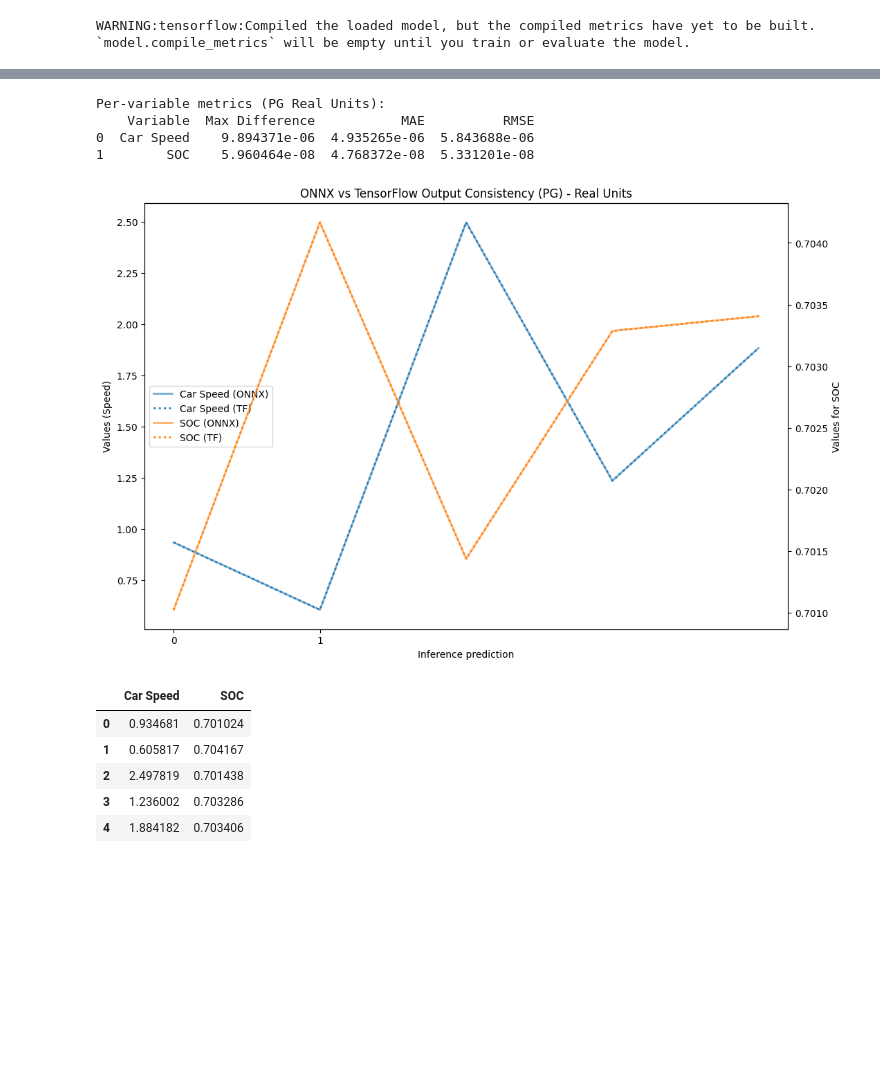
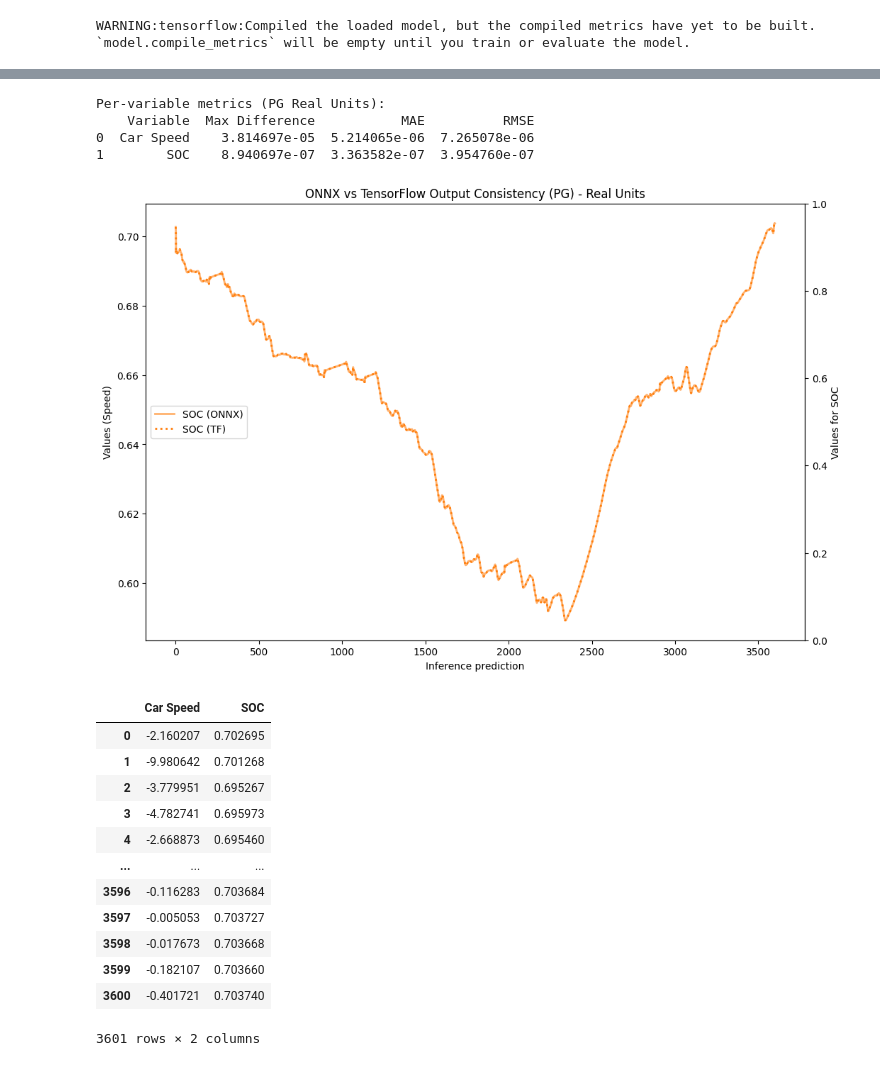
Before and after one commit to nikilong2000/rl_emission_reduction, a Jupyter notebook: controller_for_ICE_PG/SHARE/comparing_tf_and_onnx.ipynb, the cells around one changed output, grey strips where cells are left out. Cells and saved outputs as stored; diff of their text form; code cells hidden in the pictures; blank space fills up the shorter version.

```diff
--- a/controller_for_ICE_PG/SHARE/comparing_tf_and_onnx.ipynb
+++ b/controller_for_ICE_PG/SHARE/comparing_tf_and_onnx.ipynb
@@ -423,3 +437,0 @@ x = x.astype('float32')
-# %%
-x_scaled = PGscaler_in.transform(x)
-x_scaled = np.reshape(x_scaled, (1,1,4))
@@ -532,3 +458,0 @@ plot_data = np.array(y_pred_list)
-# %%
-y_pred = pd.DataFrame(data=plot_data, columns=labels)
-y_pred
@@ -595,11 +470,0 @@ PG_tf([x_scaled, y_scaled_ini])
-# %%
-PG_tf.reset_states()
-y_predict_scaled_pg_tf_list = []
-
-for _ in range(5):
-    # Using current x_scaled and y_scaled_ini from PG section
-    pred = PG_tf([x_scaled, y_scaled_ini])
-    y_predict_scaled_pg_tf_list.append(pred.numpy()[0][0])
-
-y_predict_scaled_pg_tf = np.array(y_predict_scaled_pg_tf_list)
-y_predict_scaled_pg_tf
@@ -613,0 +471,15 @@ array([[-0.19865344,  0.4024752 ],
+# %%
+PG_tf.reset_states()
+y_predict_scaled_pg_tf_list = []
+
+print("Running PG TF Inference Loop...")
+for i in range(len(x_pg_all)):
+    # 1. Scale Input
+    x_step = x_pg_all[i].reshape(1, -1)
+    x_scaled = PGscaler_in.transform(x_step)[0].reshape(1, 1, 4)
+
+    # 2. Predict
+    pred = PG_tf([x_scaled, y_scaled_initial_pg])
+    y_predict_scaled_pg_tf_list.append(pred.numpy()[0][0].reshape(-1))
+
+print("PG TF Inference Complete.")
@@ -695,44 +590,47 @@ print(metrics_df_real)
 
 # Plot results
 _, ax = plt.subplots(figsize=(12,8))
 ax2 = ax.twinx()
 
 for var in range(plot_vars):
     color = f'C{var}'
-    if var == 0:
+    if var == 1:
         ax.plot(onnx_plot_data_real[:,var], label=f'{labels[var]} (ONNX)', linestyle='-', color=color, alpha=0.6, linewidth=2)
         ax.plot(tf_plot_data_real[:,var], label=f'{labels[var]} (TF)', linestyle=':', color=color, alpha=1.0, linewidth=2)
-    else:
-        ax2.plot(onnx_plot_data_real[:,var], label=f'{labels[var]} (ONNX)', linestyle='-', color=color, alpha=0.6, linewidth=2)
-        ax2.plot(tf_plot_data_real[:,var], label=f'{labels[var]} (TF)', linestyle=':', color=color, alpha=1.0, linewidth=2)
 
-ax.set_xticks(range(plot_vars))
 
 ax.set_ylabel('Values (Speed)')
 ax.set_xlabel('Inference prediction')
 
 # Combine legends
 lines, labels_l = ax.get_legend_handles_labels()
 lines2, labels2 = ax2.get_legend_handles_labels()
 ax.legend(lines + lines2, labels_l + labels2, loc='center left')
 
 ax2.set_ylabel('Values for SOC')
 
 plt.title('ONNX vs TensorFlow Output Consistency (PG) - Real Units')
 plt.show()
 
 # Display DataFrame of TF real results
 y_pred_tf_df = pd.DataFrame(data=tf_plot_data_real, columns=labels)
 y_pred_tf_df
 # %% [output]
 Per-variable metrics (PG Real Units):
     Variable  Max Difference           MAE          RMSE
-0  Car Speed    9.894371e-06  4.935265e-06  5.843688e-06
-1        SOC    5.960464e-08  4.768372e-08  5.331201e-08
+0  Car Speed    3.814697e-05  5.214065e-06  7.265078e-06
+1        SOC    8.940697e-07  3.363582e-07  3.954760e-07
-[figure, old version]
+[figure, new version]
 |  | Car Speed | SOC |
-| 0 | 0.934681 | 0.701024 |
-| 1 | 0.605817 | 0.704167 |
-| 2 | 2.497819 | 0.701438 |
-| 3 | 1.236002 | 0.703286 |
-| 4 | 1.884182 | 0.703406 |
+| 0 | -2.160207 | 0.702695 |
+| 1 | -9.980642 | 0.701268 |
+| 2 | -3.779951 | 0.695267 |
+| 3 | -4.782741 | 0.695973 |
+| 4 | -2.668873 | 0.695460 |
+| ... | ... | ... |
+| 3596 | -0.116283 | 0.703684 |
+| 3597 | -0.005053 | 0.703727 |
+| 3598 | -0.017673 | 0.703668 |
+| 3599 | -0.182107 | 0.703660 |
+| 3600 | -0.401721 | 0.703740 |
+3601 rows × 2 columns
```
Also changed, not shown: parts of 143 cells of this notebook, 2 other files.
